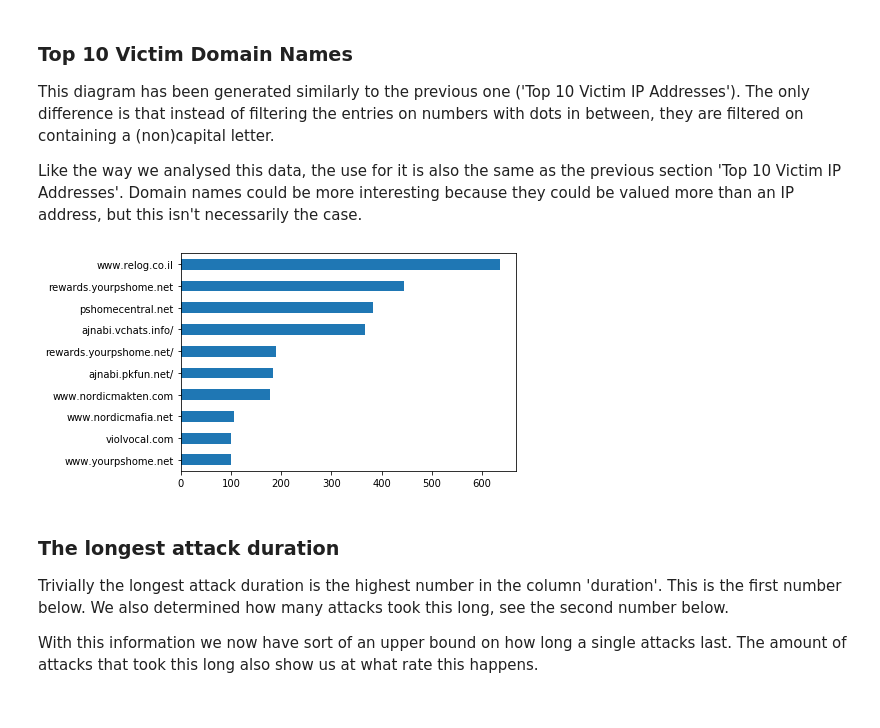
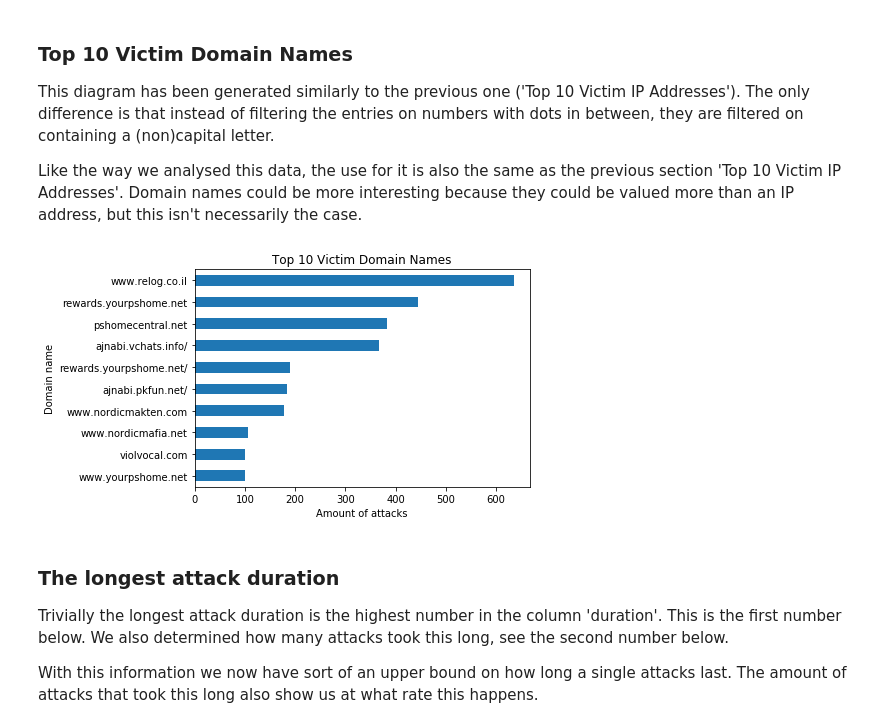
Before and after one commit to NijeboerFrank/jupyter-assignment-3, a Jupyter notebook: assignment2.ipynb, the cells around one changed output. Saved outputs shown, nothing was run; the diff lists cells and outputs as text; code cells hidden in the pictures.

```diff
--- a/assignment2.ipynb
+++ b/assignment2.ipynb
@@ -85,12 +88,15 @@ Like the way we analysed this data, the use for it is also the same as the previ
 # %%
 # Get values in column 'victim' that contains an url (RegEx)
 victim_domains = attack_df[attack_df["victim"].str.contains("[A-z]")]
 # Count number of entries for each value in 'victim' column, take the top 10, sort these in descending order and plot as a horizontal bar graph
 victim_domains["victim"].value_counts().head(10).sort_values().plot.barh()
 # Display the graph
+plt.xlabel('Amount of attacks')
+plt.ylabel('Domain name')
+plt.title('Top 10 Victim Domain Names')
 plt.show()
 # %% [output]
-[figure, old version]
+[figure, new version]
 # %% [markdown]
 ### The longest attack duration
 Trivially the longest attack duration is the highest number in the column 'duration'. This is the first number below. We also determined how many attacks took this long, see the second number below.
```
Also changed, not shown: parts of 3 cells of this notebook.
